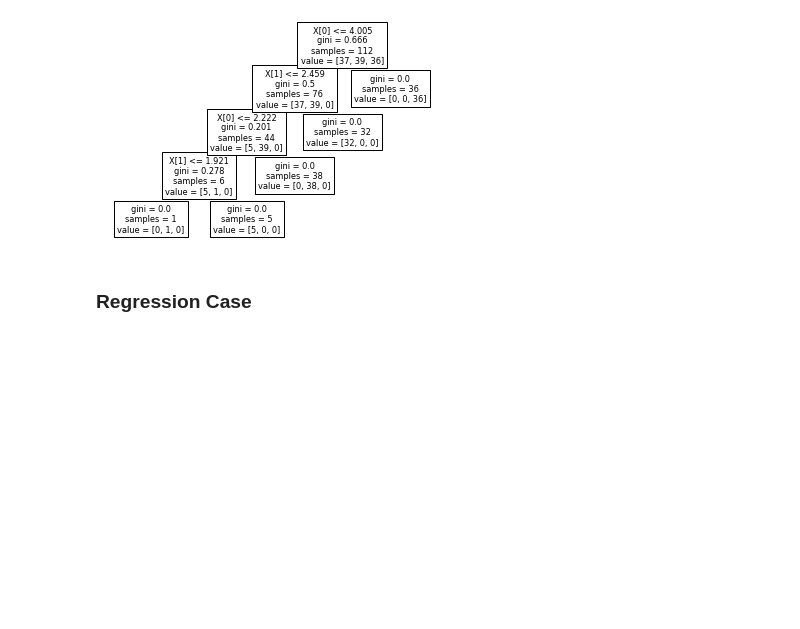
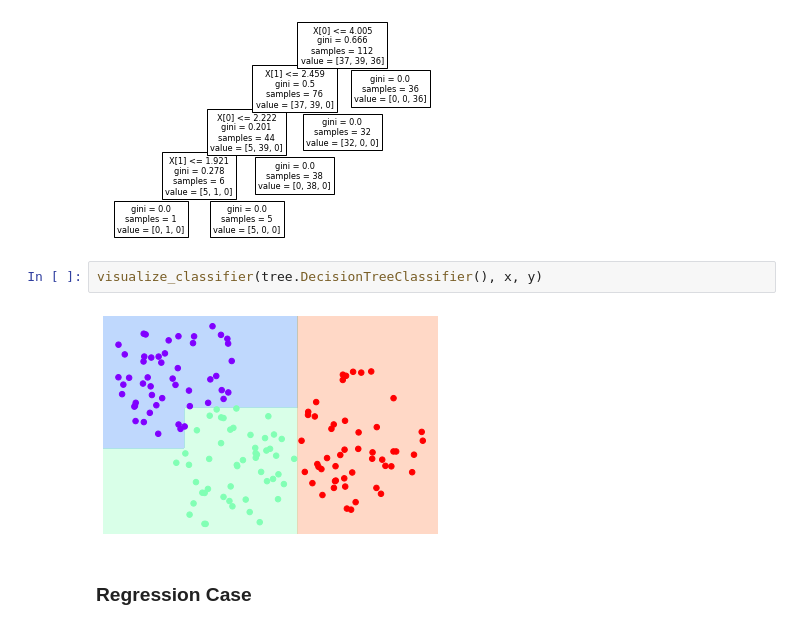
Before and after one commit to Followb1ind1y/Machine-Learning-Algorithms-from-Scratch, a Jupyter notebook: ML_Algorithms_Decision_Tree.ipynb, the cells around one changed output. Cells and saved outputs as stored; diff of their text form; blank space fills up the shorter version.

```diff
--- a/ML_Algorithms_Decision_Tree.ipynb
+++ b/ML_Algorithms_Decision_Tree.ipynb
@@ -279,6 +307,10 @@ tree.plot_tree(clf)
  Text(0.7142857142857143, 0.5, 'gini = 0.0\nsamples = 32\nvalue = [32, 0, 0]'),
  Text(0.8571428571428571, 0.7, 'gini = 0.0\nsamples = 36\nvalue = [0, 0, 36]')]
 [figure]
+# %%
+visualize_classifier(tree.DecisionTreeClassifier(), x, y)
+# %% [output]
+[figure, added]
 # %% [markdown]
 ### **Regression Case**
 # %%
```
Also changed, not shown: parts of 6 cells of this notebook.
